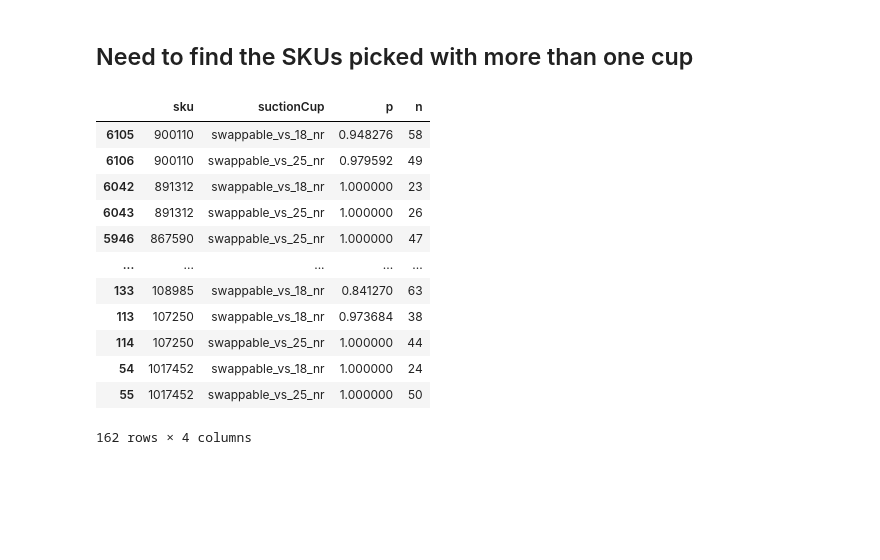
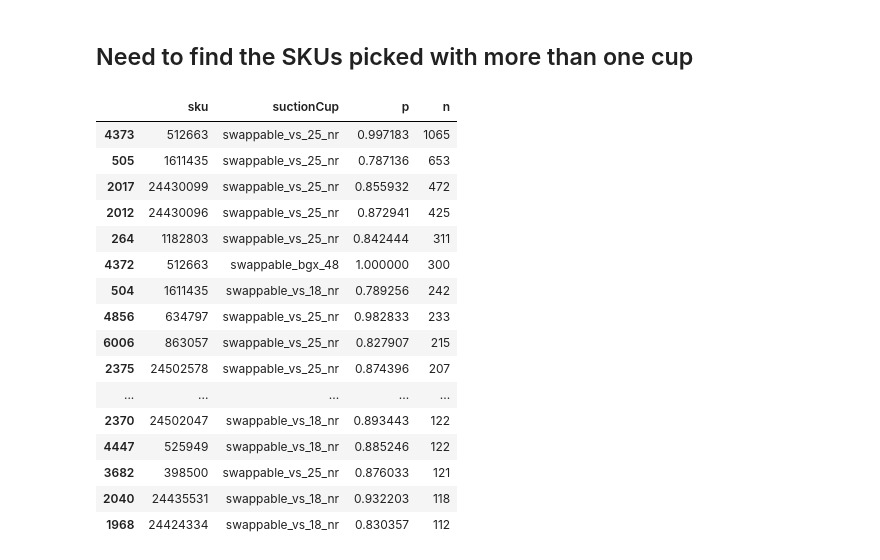
Before and after one commit to YizhiW91/SuctionCupSelector, a Jupyter notebook: PickingDataProcessing.ipynb, the cells around one changed output. Drawn from its saved outputs; the diff is of its cells as text; code cells hidden in the pictures; blank space fills up the shorter version.

```diff
--- a/PickingDataProcessing.ipynb
+++ b/PickingDataProcessing.ipynb
@@ -161,18 +161,24 @@ df_filtered = df[df['n'] >= 20]
 # %%
 df_filtered = df_filtered[df_filtered['sku'].duplicated(keep=False)].sort_values(by='sku', ascending=False)
 # %%
-df_filtered
+df_filtered = df_filtered[df_filtered['sku'].duplicated(keep=False)].sort_values(by='n', ascending=False)
-# %% [output]
-|  | sku | suctionCup | p | n |
-| 6105 | 900110 | swappable_vs_18_nr | 0.948276 | 58 |
-| 6106 | 900110 | swappable_vs_25_nr | 0.979592 | 49 |
-| 6042 | 891312 | swappable_vs_18_nr | 1.000000 | 23 |
-| 6043 | 891312 | swappable_vs_25_nr | 1.000000 | 26 |
-| 5946 | 867590 | swappable_vs_25_nr | 1.000000 | 47 |
-| ... | ... | ... | ... | ... |
-| 133 | 108985 | swappable_vs_18_nr | 0.841270 | 63 |
-| 113 | 107250 | swappable_vs_18_nr | 0.973684 | 38 |
-| 114 | 107250 | swappable_vs_25_nr | 1.000000 | 44 |
-| 54 | 1017452 | swappable_vs_18_nr | 1.000000 | 24 |
-| 55 | 1017452 | swappable_vs_25_nr | 1.000000 | 50 |
-162 rows × 4 columns
+# %%
+df_filtered[0:30]
+# %% [output]
+|  | sku | suctionCup | p | n |
+| 4373 | 512663 | swappable_vs_25_nr | 0.997183 | 1065 |
+| 505 | 1611435 | swappable_vs_25_nr | 0.787136 | 653 |
+| 2017 | 24430099 | swappable_vs_25_nr | 0.855932 | 472 |
+| 2012 | 24430096 | swappable_vs_25_nr | 0.872941 | 425 |
+| 264 | 1182803 | swappable_vs_25_nr | 0.842444 | 311 |
+| 4372 | 512663 | swappable_bgx_48 | 1.000000 | 300 |
+| 504 | 1611435 | swappable_vs_18_nr | 0.789256 | 242 |
+| 4856 | 634797 | swappable_vs_25_nr | 0.982833 | 233 |
+| 6006 | 863057 | swappable_vs_25_nr | 0.827907 | 215 |
+| 2375 | 24502578 | swappable_vs_25_nr | 0.874396 | 207 |
+| ... | ... | ... | ... | ... |
+| 2370 | 24502047 | swappable_vs_18_nr | 0.893443 | 122 |
+| 4447 | 525949 | swappable_vs_18_nr | 0.885246 | 122 |
+| 3682 | 398500 | swappable_vs_25_nr | 0.876033 | 121 |
+| 2040 | 24435531 | swappable_vs_18_nr | 0.932203 | 118 |
+| 1968 | 24424334 | swappable_vs_18_nr | 0.830357 | 112 |
```
Also changed, not shown: parts of 14 cells of this notebook, 3 other files.
